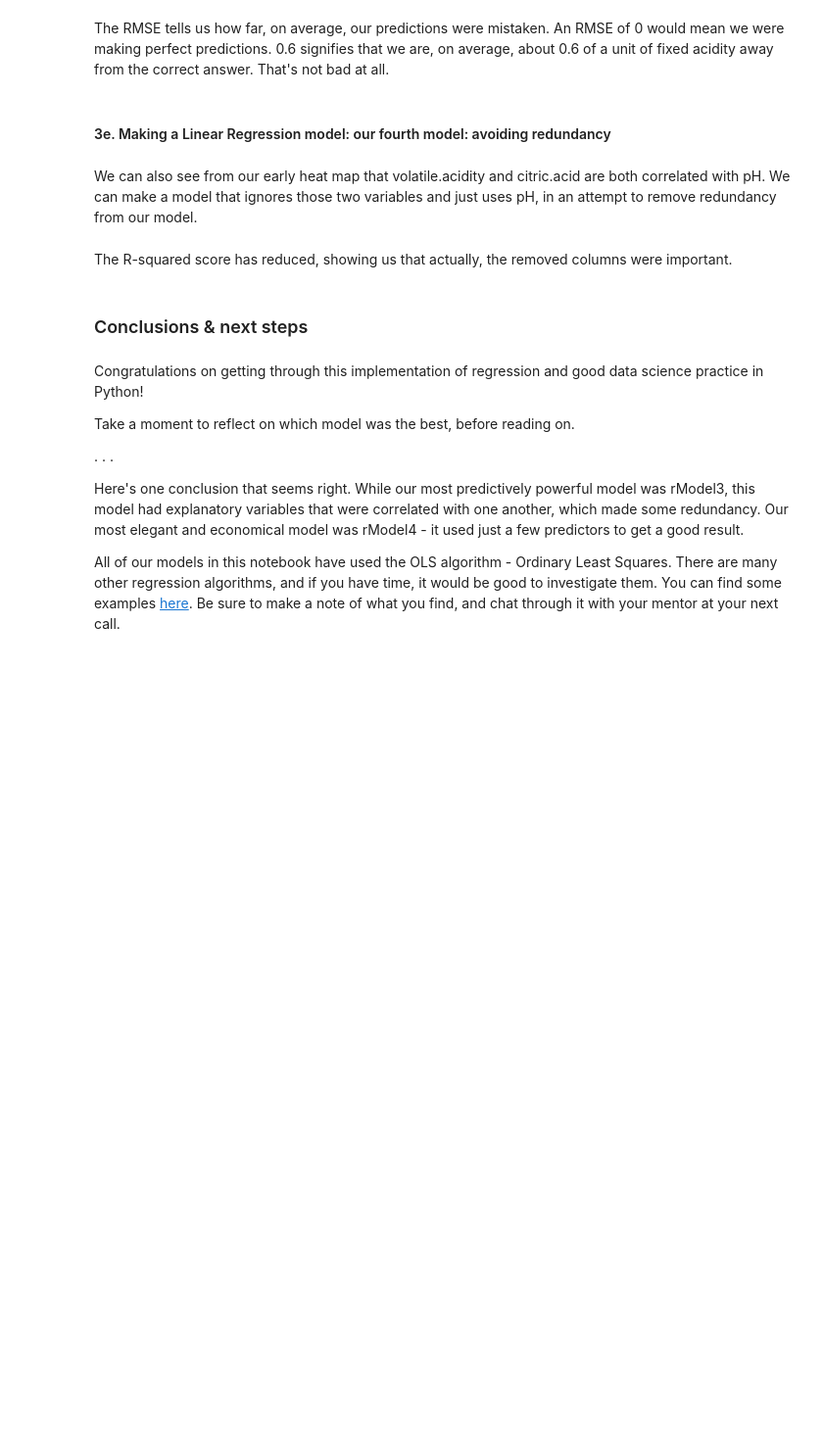
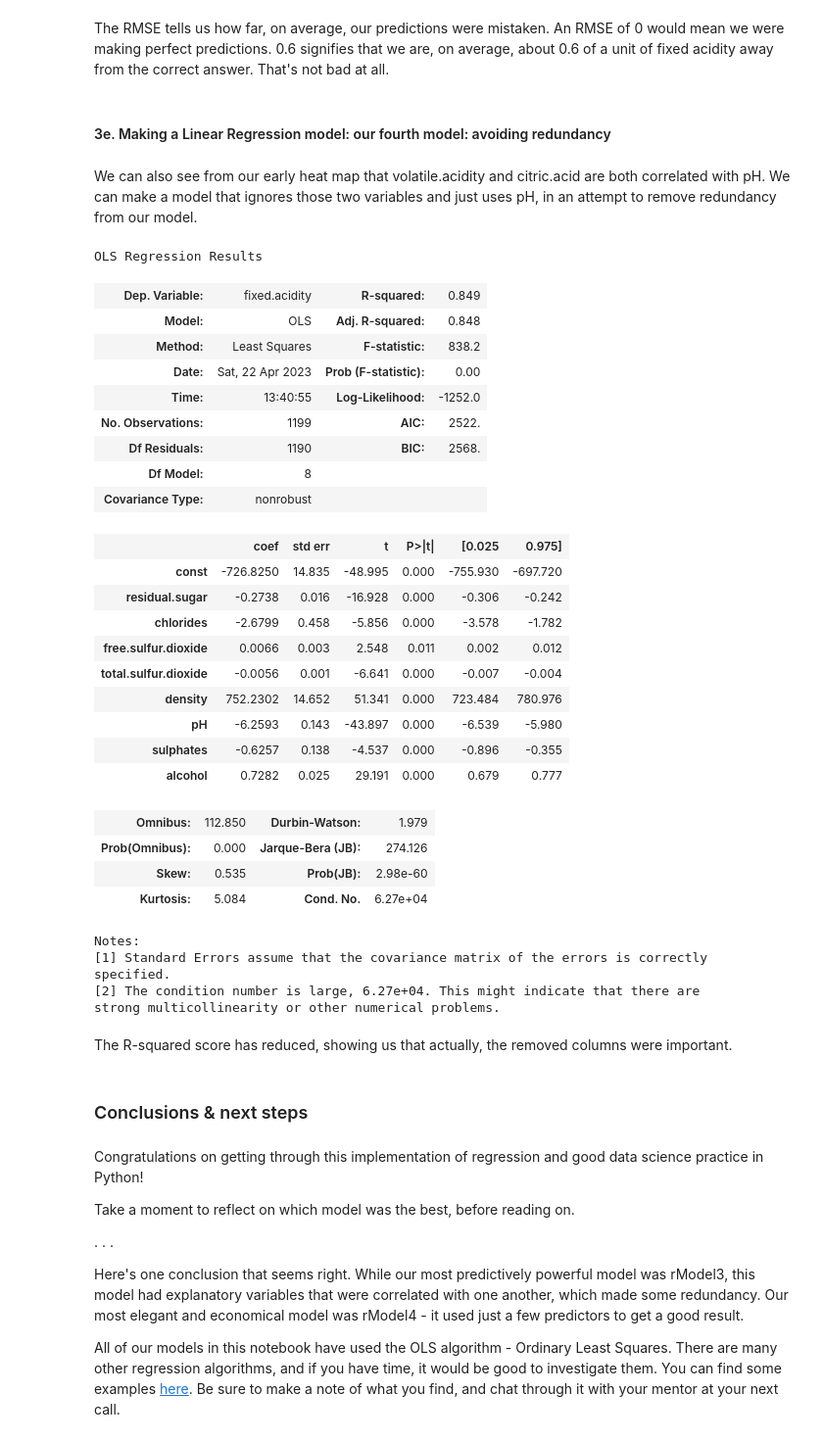
Before and after one commit to MsEM11/Linear_Regression_Case_Study, a Jupyter notebook: Springboard Regression Case Study - the Red Wine Dataset - Tier 3.ipynb, the cells around one changed output. Shown at 98% size. Cells and saved outputs as stored; diff of their text form; code cells hidden in the pictures; blank space fills up the shorter version.

Commit message:
Finished the last model--another multiple linear regression model with fewer explanatory variables.

```diff
--- a/Springboard Regression Case Study - the Red Wine Dataset - Tier 3.ipynb
+++ b/Springboard Regression Case Study - the Red Wine Dataset - Tier 3.ipynb
@@ -518,21 +519,51 @@ We can also see from our early heat map that volatile.acidity and citric.acid ar
 # %%
 # Create test and train datasets
 # Include the remaining six columns as predictors
-_ _ _
+predictors = list(wines.columns[4:-1])
+X = wines[predictors]
+y = wines['fixed.acidity']
 
 # Create constants for X, so the model knows its bounds
-_ _ _
+X = sm.add_constant(X)
 
 # Split the data
-
-_ _ _
+X_train, X_test, y_train, y_test = train_test_split(X, y, test_size=0.25)
 # %%
 # Create the fifth model
-_ _ _
+rModel4 = sm.OLS(y_train,X_train)
 # Fit the model
-_ _ _
+results = rModel4.fit()
 # Evaluate the model
-_ _ _
+results.summary()
+# %% [output]
+OLS Regression Results
+| Dep. Variable: | fixed.acidity | R-squared: | 0.849 |
+| Model: | OLS | Adj. R-squared: | 0.848 |
+| Method: | Least Squares | F-statistic: | 838.2 |
+| Date: | Sat, 22 Apr 2023 | Prob (F-statistic): | 0.00 |
+| Time: | 13:40:55 | Log-Likelihood: | -1252.0 |
+| No. Observations: | 1199 | AIC: | 2522. |
+| Df Residuals: | 1190 | BIC: | 2568. |
+| Df Model: | 8 |  |  |
+| Covariance Type: | nonrobust |  |  |
+|  | coef | std err | t | P>|t| | [0.025 | 0.975] |
+| const | -726.8250 | 14.835 | -48.995 | 0.000 | -755.930 | -697.720 |
+| residual.sugar | -0.2738 | 0.016 | -16.928 | 0.000 | -0.306 | -0.242 |
+| chlorides | -2.6799 | 0.458 | -5.856 | 0.000 | -3.578 | -1.782 |
+| free.sulfur.dioxide | 0.0066 | 0.003 | 2.548 | 0.011 | 0.002 | 0.012 |
+| total.sulfur.dioxide | -0.0056 | 0.001 | -6.641 | 0.000 | -0.007 | -0.004 |
+| density | 752.2302 | 14.652 | 51.341 | 0.000 | 723.484 | 780.976 |
+| pH | -6.2593 | 0.143 | -43.897 | 0.000 | -6.539 | -5.980 |
+| sulphates | -0.6257 | 0.138 | -4.537 | 0.000 | -0.896 | -0.355 |
+| alcohol | 0.7282 | 0.025 | 29.191 | 0.000 | 0.679 | 0.777 |
+| Omnibus: | 112.850 | Durbin-Watson: | 1.979 |
+| Prob(Omnibus): | 0.000 | Jarque-Bera (JB): | 274.126 |
+| Skew: | 0.535 | Prob(JB): | 2.98e-60 |
+| Kurtosis: | 5.084 | Cond. No. | 6.27e+04 |
+Notes:
+[1] Standard Errors assume that the covariance matrix of the errors is correctly specified.
+[2] The condition number is large, 6.27e+04. This might indicate that there are
+strong multicollinearity or other numerical problems.
 # %% [markdown]
 The R-squared score has reduced, showing us that actually, the removed columns were important.
 # %% [markdown]
```
Also changed, not shown: parts of 1 cell of this notebook.
